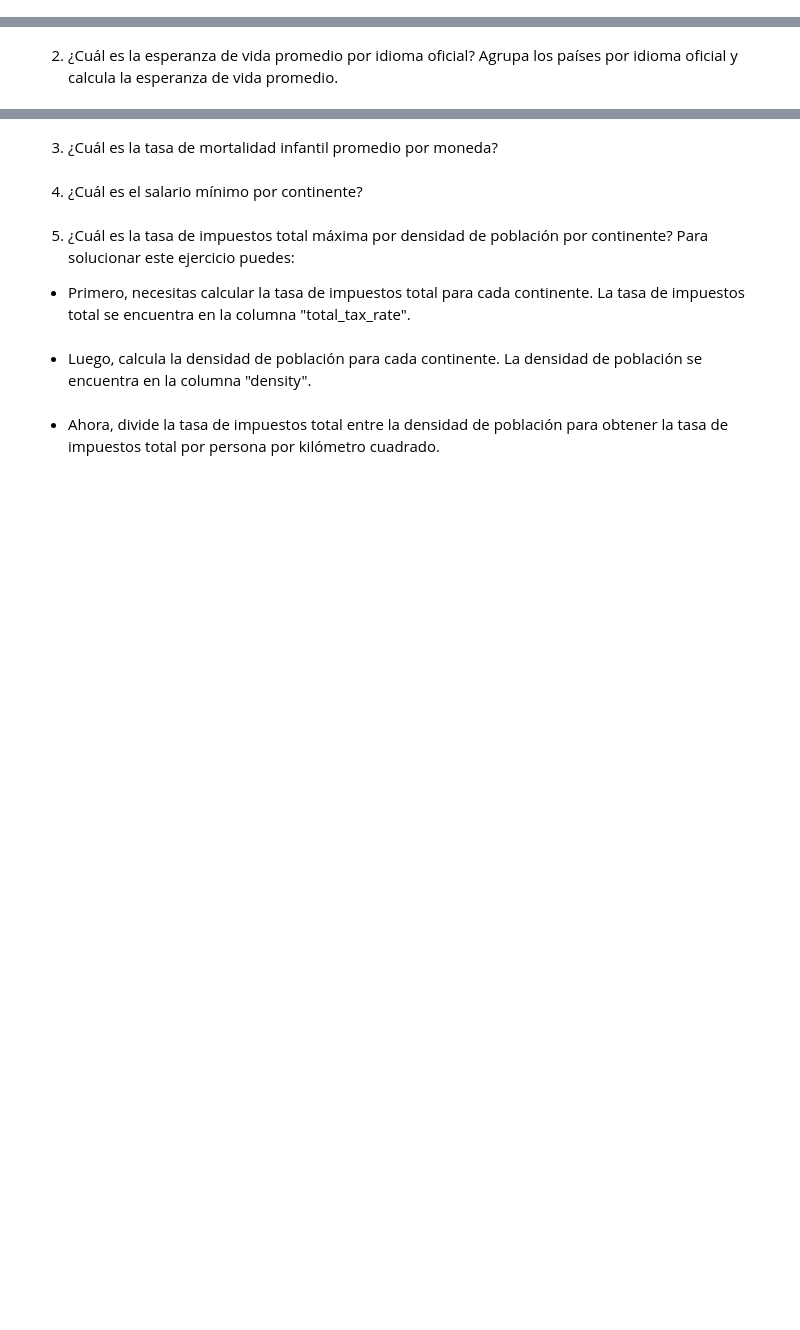
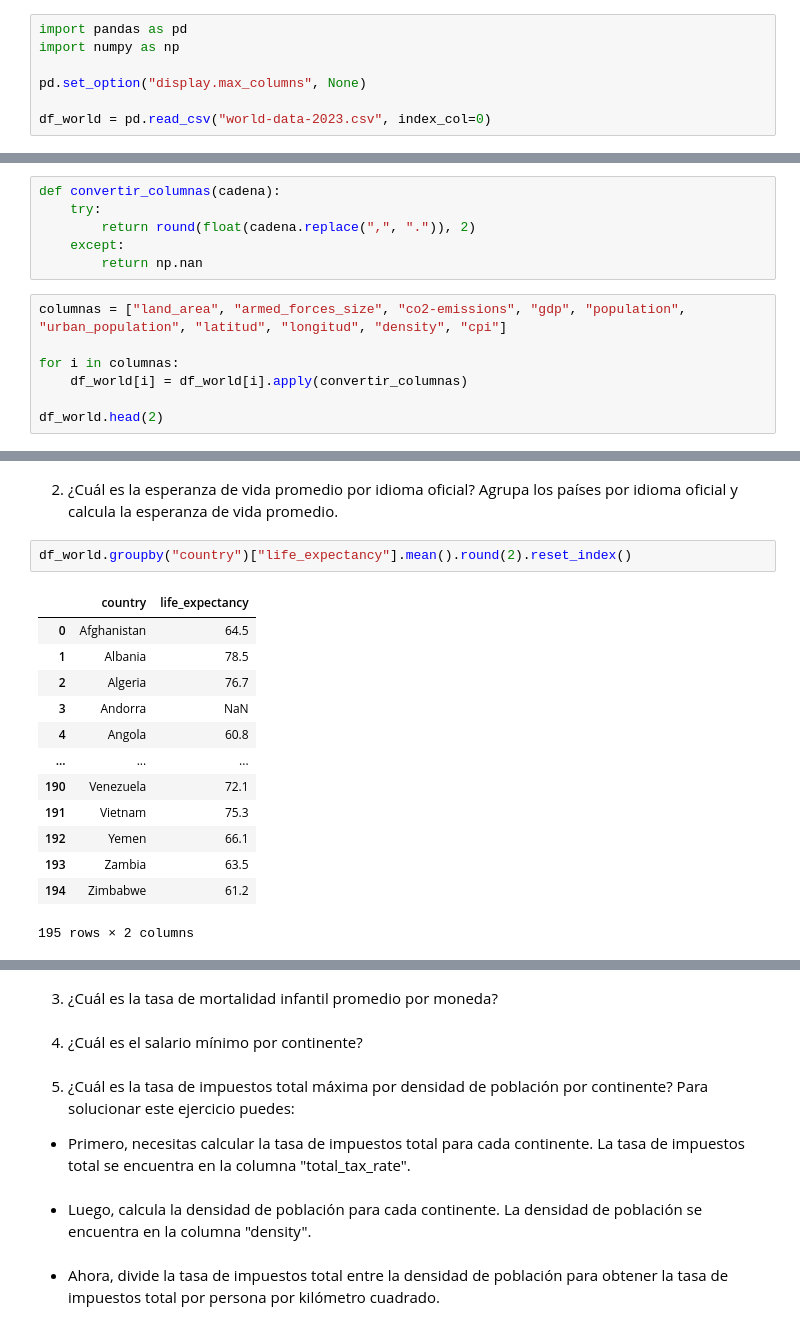
Before and after one commit to DianaG92/adalab-pair_programming-modulo3, a Jupyter notebook: promoH-modulo3-pairprogramming-GroupBy_Apply-DIANA_ISA.ipynb, the cells around one changed output, grey strips where cells are left out. Saved outputs shown, nothing was run; the diff lists cells and outputs as text; blank space fills up the shorter version.

```diff
--- a/promoH-modulo3-pairprogramming-GroupBy_Apply-DIANA_ISA.ipynb
+++ b/promoH-modulo3-pairprogramming-GroupBy_Apply-DIANA_ISA.ipynb
@@ -4,3 +4,10 @@
 #### **Ejercicios apply**
 # %% [markdown]
 1. Las columnas land_area, armed_forces_size, co2-emissions, gdp, population, urban_population, latitude, longitude, density, cpi son de tipo object pero en realidad deberían ser numéricas. Crea una función que nos permita cambiar el tipo de dato de estas columnas al que le corresponde.
+# %%
+import pandas as pd
+import numpy as np
+
+pd.set_option("display.max_columns", None)
+
+df_world = pd.read_csv("world-data-2023.csv", index_col=0)
@@ -6,0 +23,13 @@
+# %%
+def convertir_columnas(cadena):
+    try:
+        return round(float(cadena.replace(",", ".")), 2)
+    except:
+        return np.nan
+# %%
+columnas = ["land_area", "armed_forces_size", "co2-emissions", "gdp", "population", "urban_population", "latitud", "longitud", "density", "cpi"]
+
+for i in columnas:
+    df_world[i] = df_world[i].apply(convertir_columnas)
+
+df_world.head(2)
@@ -15,2 +115,18 @@
 # %% [markdown]
 2. ¿Cuál es la esperanza de vida promedio por idioma oficial? Agrupa los países por idioma oficial y calcula la esperanza de vida promedio.
+# %%
+df_world.groupby("country")["life_expectancy"].mean().round(2).reset_index()
+# %% [output]
+|  | country | life_expectancy |
+| 0 | Afghanistan | 64.5 |
+| 1 | Albania | 78.5 |
+| 2 | Algeria | 76.7 |
+| 3 | Andorra | NaN |
+| 4 | Angola | 60.8 |
+| ... | ... | ... |
+| 190 | Venezuela | 72.1 |
+| 191 | Vietnam | 75.3 |
+| 192 | Yemen | 66.1 |
+| 193 | Zambia | 63.5 |
+| 194 | Zimbabwe | 61.2 |
+195 rows × 2 columns
```
Also changed, not shown: parts of 6 cells of this notebook, 1 other file.
